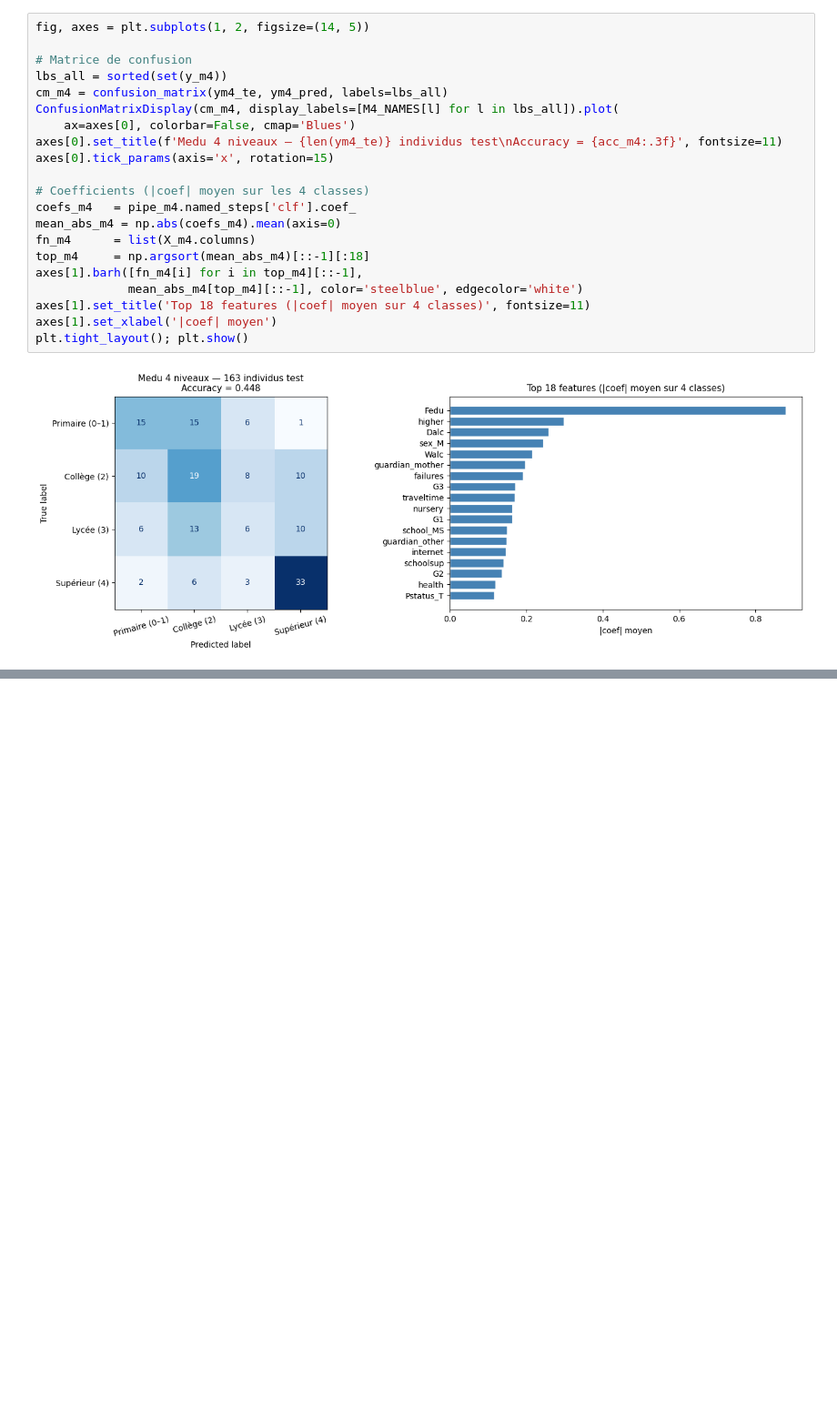
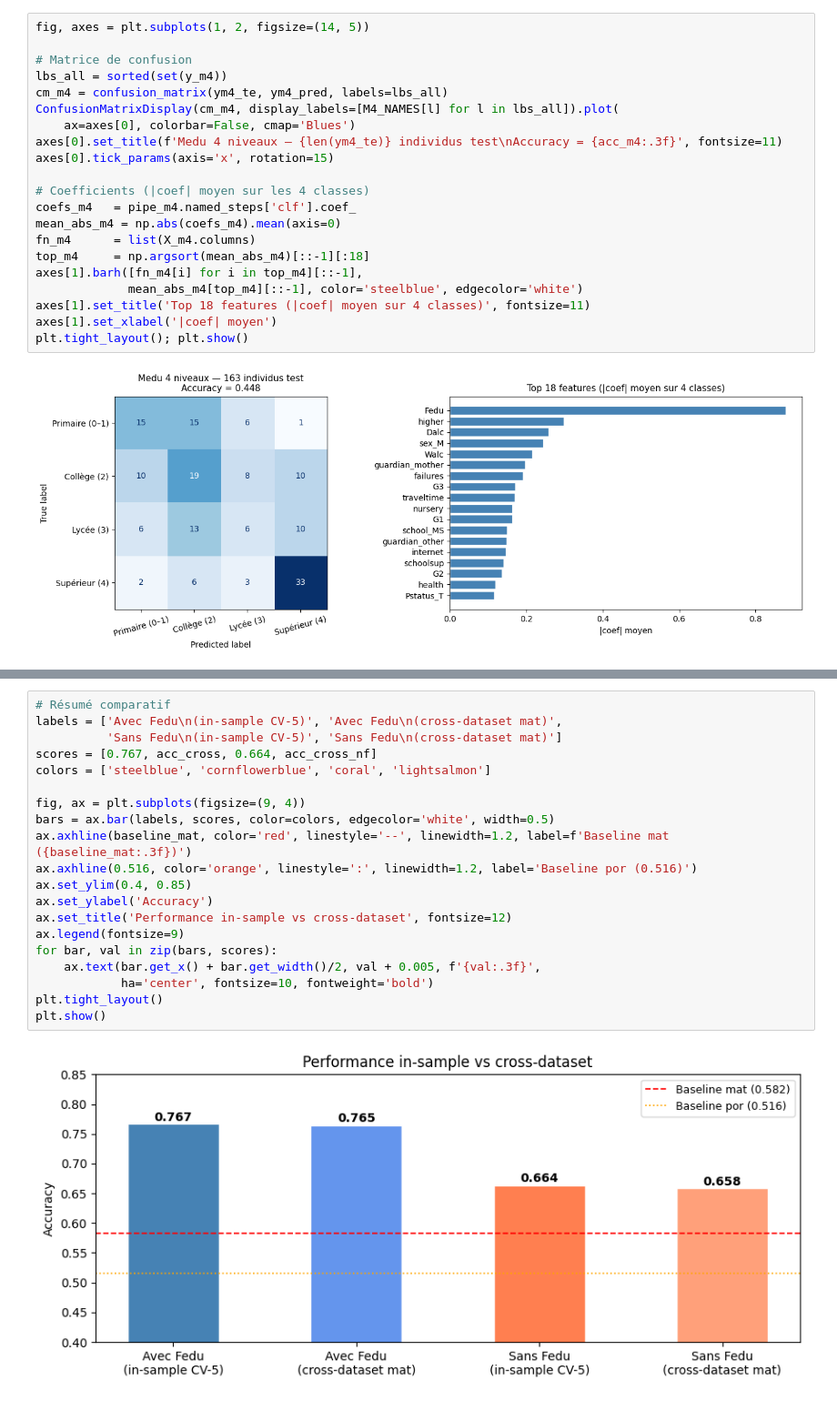
Before and after one commit to ArthurMAUGEEutc/sy09, a Jupyter notebook: effective/apprentissage_education.ipynb, the cells around one changed output, grey strips where cells are left out. Shown at 91% size. Saved outputs shown, nothing was run; the diff lists cells and outputs as text; blank space fills up the shorter version.

```diff
--- a/effective/apprentissage_education.ipynb
+++ b/effective/apprentissage_education.ipynb
@@ -363,0 +682,22 @@ mais permet une analyse plus fine des frontières entre niveaux d'éducation.
+# %%
+# Résumé comparatif
+labels = ['Avec Fedu\n(in-sample CV-5)', 'Avec Fedu\n(cross-dataset mat)',
+          'Sans Fedu\n(in-sample CV-5)', 'Sans Fedu\n(cross-dataset mat)']
+scores = [0.767, acc_cross, 0.664, acc_cross_nf]
+colors = ['steelblue', 'cornflowerblue', 'coral', 'lightsalmon']
+
+fig, ax = plt.subplots(figsize=(9, 4))
+bars = ax.bar(labels, scores, color=colors, edgecolor='white', width=0.5)
+ax.axhline(baseline_mat, color='red', linestyle='--', linewidth=1.2, label=f'Baseline mat ({baseline_mat:.3f})')
+ax.axhline(0.516, color='orange', linestyle=':', linewidth=1.2, label='Baseline por (0.516)')
+ax.set_ylim(0.4, 0.85)
+ax.set_ylabel('Accuracy')
+ax.set_title('Performance in-sample vs cross-dataset', fontsize=12)
+ax.legend(fontsize=9)
+for bar, val in zip(bars, scores):
+    ax.text(bar.get_x() + bar.get_width()/2, val + 0.005, f'{val:.3f}',
+            ha='center', fontsize=10, fontweight='bold')
+plt.tight_layout()
+plt.show()
+# %% [output]
+[figure, added]
```
Also changed, not shown: parts of 26 cells of this notebook, 3 other files.
